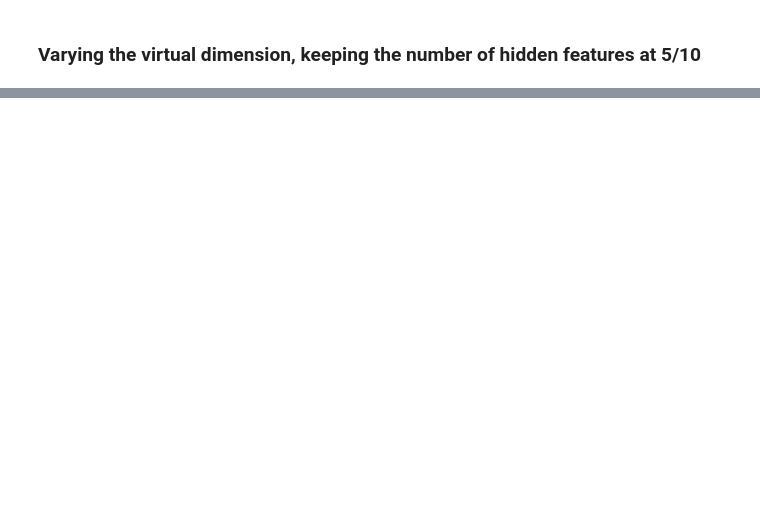
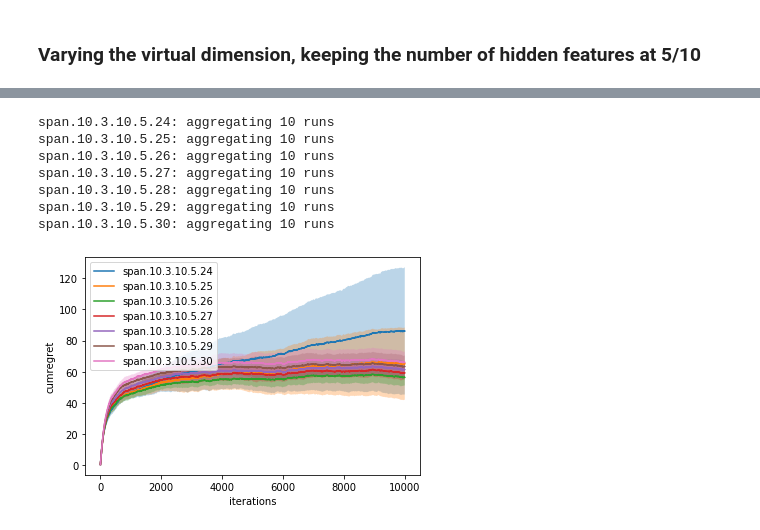
Before and after one commit to T3p/hidden-features, a Jupyter notebook: notebooks/contextual_hidden.ipynb, the cells around one changed output, grey strips where cells are left out. Cells and saved outputs as stored; diff of their text form; code cells hidden in the pictures; blank space fills up the shorter version.

```diff
--- a/notebooks/contextual_hidden.ipynb
+++ b/notebooks/contextual_hidden.ipynb
@@ -63,0 +91,12 @@ span.10.3.10.9.30: aggregating 10 runs
+# %%
+nu.compare_student(['span.10.3.10.5.%d' % d for d in range(24,31)],
+                   key='cumregret')
+# %% [output]
+span.10.3.10.5.24: aggregating 10 runs
+span.10.3.10.5.25: aggregating 10 runs
+span.10.3.10.5.26: aggregating 10 runs
+span.10.3.10.5.27: aggregating 10 runs
+span.10.3.10.5.28: aggregating 10 runs
+span.10.3.10.5.29: aggregating 10 runs
+span.10.3.10.5.30: aggregating 10 runs
+[figure, added]
```
Also changed, not shown: parts of 6 cells of this notebook.
